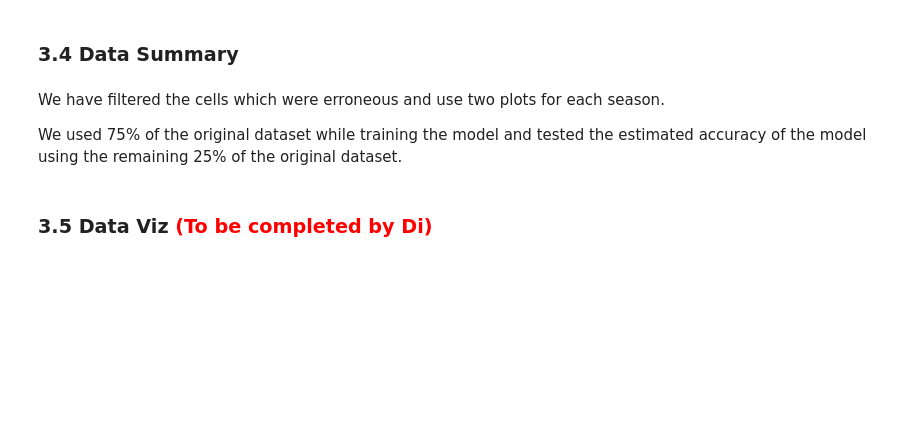
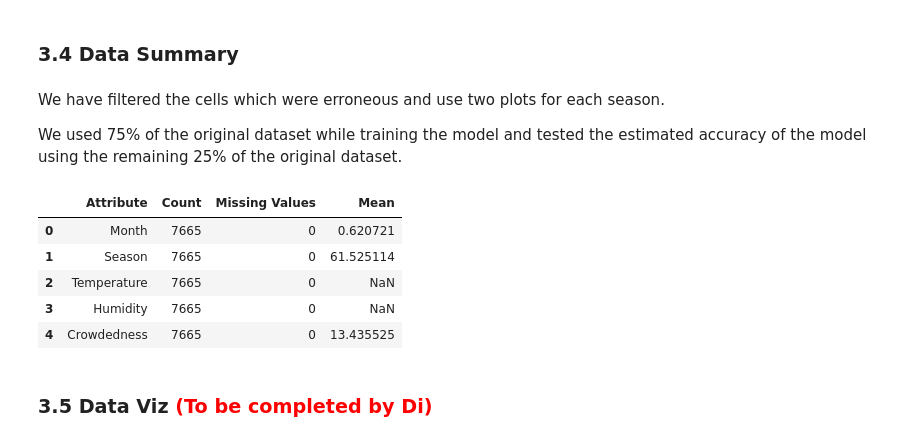
Before and after one commit to DeeHu/dsci-100-group-project, a Jupyter notebook: golf_project_proposal.ipynb, the cells around one changed output. Cells and saved outputs as stored; diff of their text form; code cells hidden in the pictures; blank space fills up the shorter version.

Commit message:
Data Summary Table

```diff
--- a/golf_project_proposal.ipynb
+++ b/golf_project_proposal.ipynb
@@ -207,6 +207,27 @@ memory usage: 23.2+ KB
 We have filtered the cells which were erroneous and use two plots for each season.
 
 We used 75% of the original dataset while training the model and tested the estimated accuracy of the model using the remaining 25% of the original dataset.
+# %%
+attributes = ['Month', 'Season', 'Temperature', 'Humidity', 'Crowdedness']
+
+count_values = golf_df[attributes].count()
+missing_values = golf_df[attributes].isnull().sum()
+mean_values = golf_df[attributes].mean(numeric_only=True)
+
+summary_df = pd.DataFrame({
+    'Attribute': attributes,
+    "Count": count_values,
+    "Missing Values": missing_values,
+    "Mean": mean_values}).reset_index(drop=True)
+
+summary_df
+# %% [output]
+|  | Attribute | Count | Missing Values | Mean |
+| 0 | Month | 7665 | 0 | 0.620721 |
+| 1 | Season | 7665 | 0 | 61.525114 |
+| 2 | Temperature | 7665 | 0 | NaN |
+| 3 | Humidity | 7665 | 0 | NaN |
+| 4 | Crowdedness | 7665 | 0 | 13.435525 |
 # %% [markdown]
 ### 3.5 Data Viz <span style="color:red">(To be completed by Di)</span>
 # %%
```
